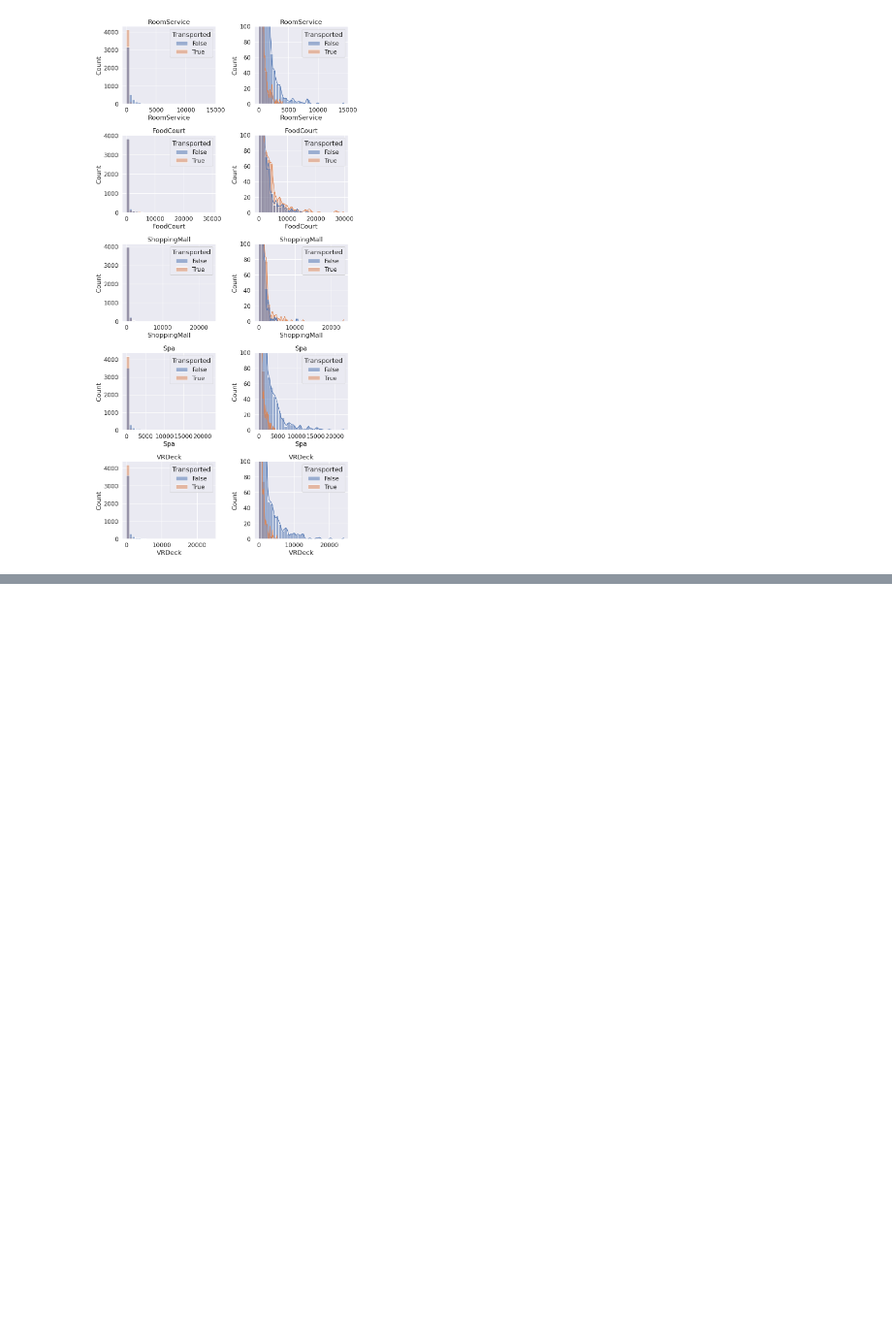
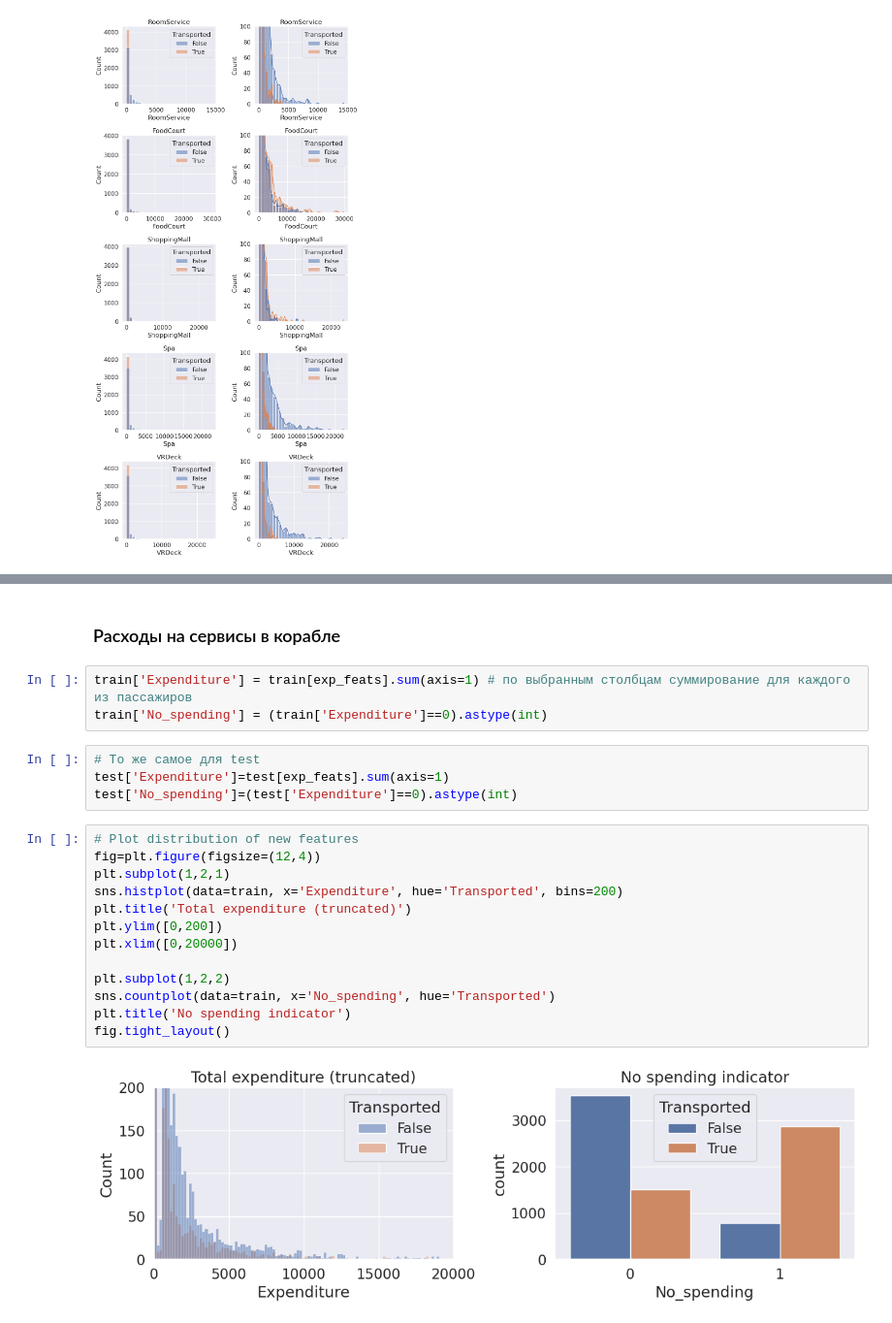
Before and after one commit to juliana-zh/ML, a Jupyter notebook: Spaceship_Titanic.ipynb, the cells around one changed output, grey strips where cells are left out. Shown: that part at 97% size. Saved outputs shown, nothing was run; the diff lists cells and outputs as text; blank space fills up the shorter version.

```diff
--- a/Spaceship_Titanic.ipynb
+++ b/Spaceship_Titanic.ipynb
@@ -320,0 +408,24 @@ plt.show()
+# %% [markdown]
+  ### Расходы на сервисы в корабле
+# %%
+train['Expenditure'] = train[exp_feats].sum(axis=1) # по выбранным столбцам суммирование для каждого из пассажиров
+train['No_spending'] = (train['Expenditure']==0).astype(int)
+# %%
+# То же самое для test
+test['Expenditure']=test[exp_feats].sum(axis=1)
+test['No_spending']=(test['Expenditure']==0).astype(int)
+# %%
+# Plot distribution of new features
+fig=plt.figure(figsize=(12,4))
+plt.subplot(1,2,1)
+sns.histplot(data=train, x='Expenditure', hue='Transported', bins=200)
+plt.title('Total expenditure (truncated)')
+plt.ylim([0,200])
+plt.xlim([0,20000])
+
+plt.subplot(1,2,2)
+sns.countplot(data=train, x='No_spending', hue='Transported')
+plt.title('No spending indicator')
+fig.tight_layout()
+# %% [output]
+[figure, added]
```
Also changed, not shown: parts of 12 cells of this notebook.
